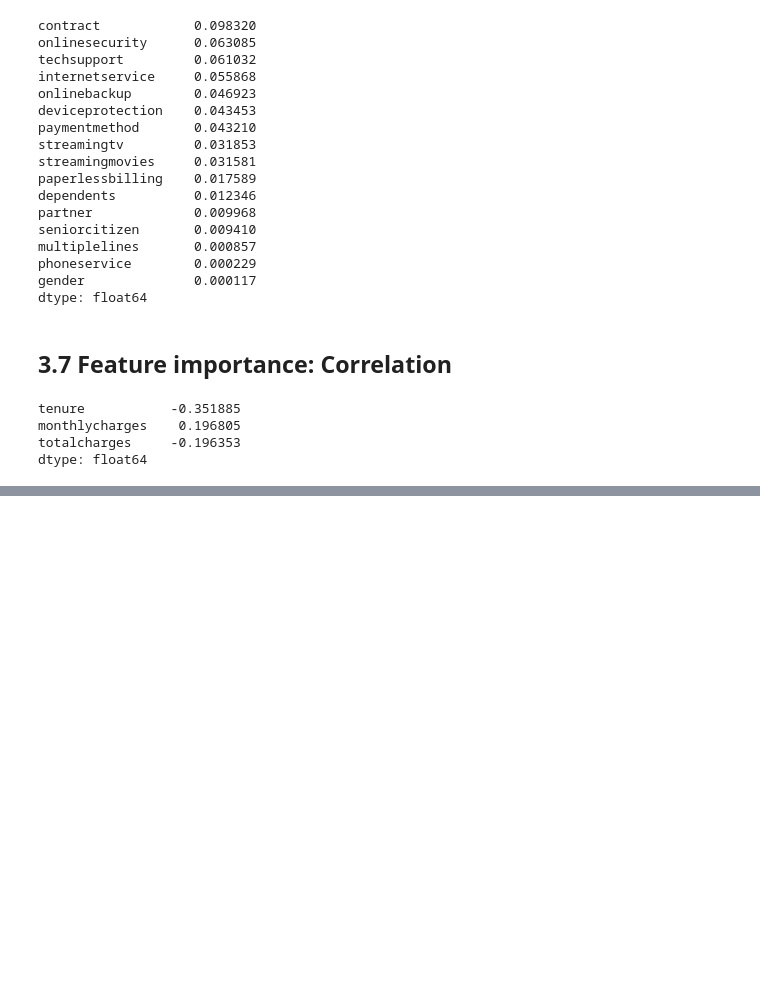
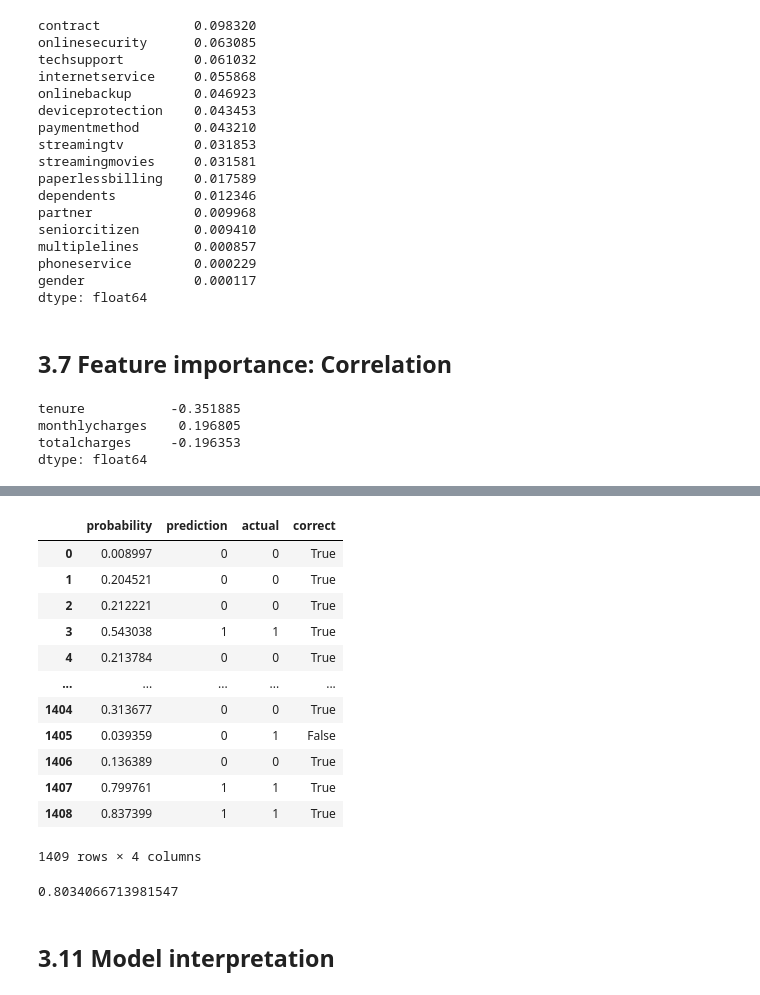
Before and after one commit to 16danielvm/MLZoomCamp_Course_byAlexeygrigorev, a Jupyter notebook: 03_classification/3_1ChurnPredictionProject.ipynb, the cells around one changed output, grey strips where cells are left out. Drawn from its saved outputs; the diff is of its cells as text; code cells hidden in the pictures; blank space fills up the shorter version.

```diff
--- a/03_classification/3_1ChurnPredictionProject.ipynb
+++ b/03_classification/3_1ChurnPredictionProject.ipynb
@@ -398,0 +521,3 @@ dtype: float64
+# %%
+model = LogisticRegression()
+model.fit(X_train, y_train)
@@ -398,0 +555,3 @@ dtype: float64
+# %%
+y_pred = model.predict_proba(X_val)[:,1]
+y_pred
@@ -398,0 +561,2 @@ dtype: float64
+# %%
+churn_decision = (y_pred >= 0.5)
@@ -398,0 +591,6 @@ dtype: float64
+# %%
+df_pred = pd.DataFrame()
+df_pred['probability'] = y_pred
+df_pred['prediction'] = churn_decision.astype(int)
+df_pred['actual'] = y_val
+df_pred
@@ -398,0 +611,23 @@ dtype: float64
+# %%
+df_pred['correct'] = df_pred.prediction == df_pred.actual
+df_pred
+# %% [output]
+|  | probability | prediction | actual | correct |
+| 0 | 0.008997 | 0 | 0 | True |
+| 1 | 0.204521 | 0 | 0 | True |
+| 2 | 0.212221 | 0 | 0 | True |
+| 3 | 0.543038 | 1 | 1 | True |
+| 4 | 0.213784 | 0 | 0 | True |
+| ... | ... | ... | ... | ... |
+| 1404 | 0.313677 | 0 | 0 | True |
+| 1405 | 0.039359 | 0 | 1 | False |
+| 1406 | 0.136389 | 0 | 0 | True |
+| 1407 | 0.799761 | 1 | 1 | True |
+| 1408 | 0.837399 | 1 | 1 | True |
+1409 rows × 4 columns
+# %%
+df_pred.correct.mean()
+# %% [output]
+0.8034066713981547
+# %% [markdown]
+## 3.11 Model interpretation
```
Also changed, not shown: parts of 60 cells of this notebook.
